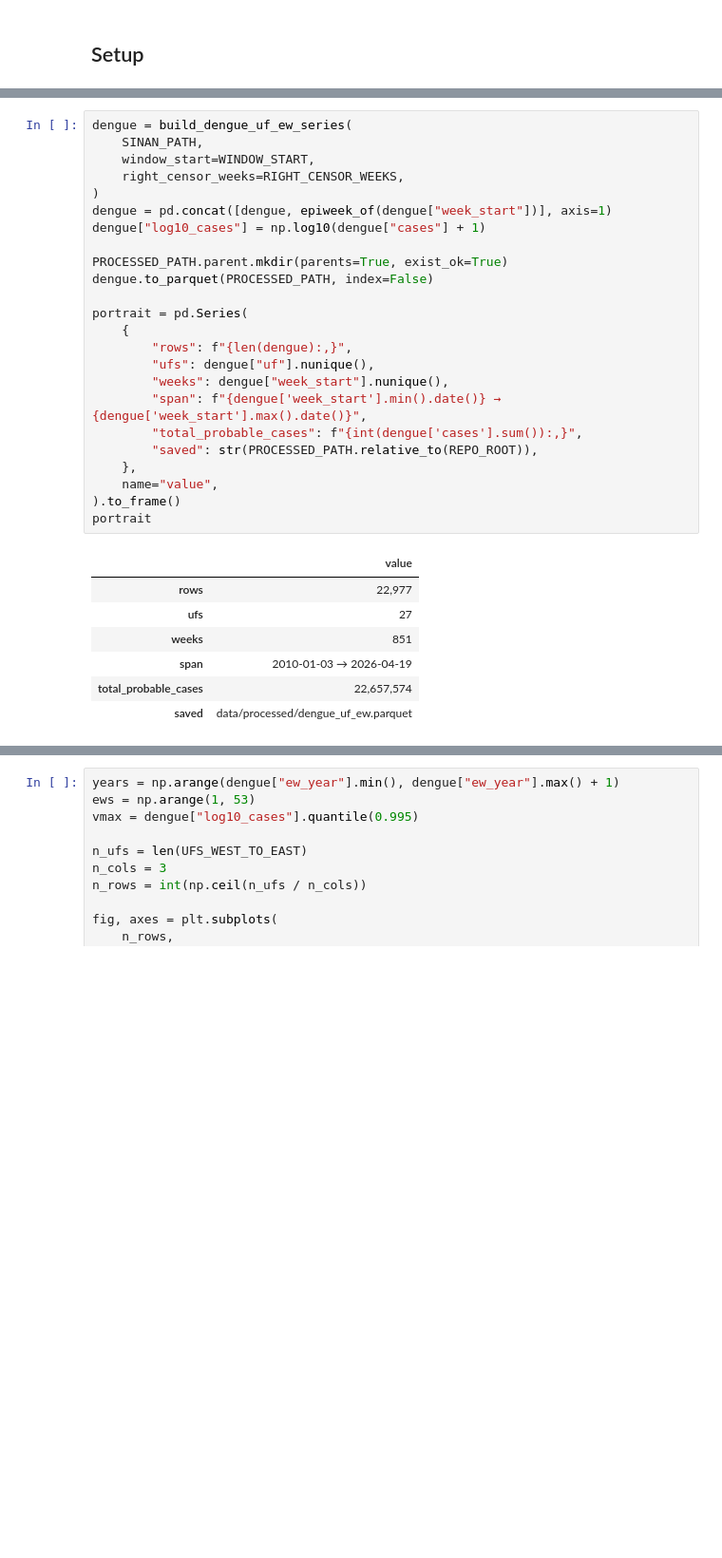
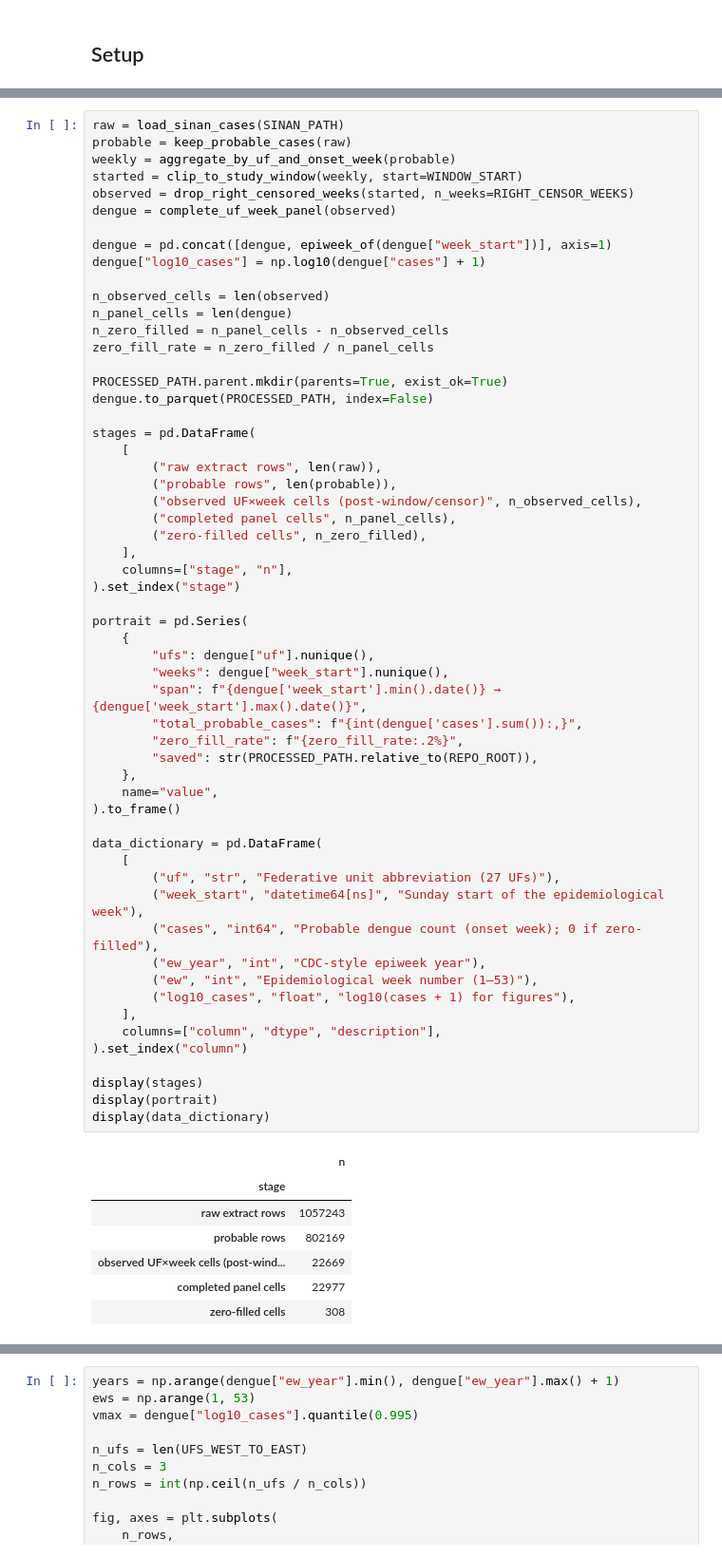
Before and after one commit to caio-olubini/arboviruses-cases-forecasting, a Jupyter notebook: notebooks/01_eda.ipynb, the cells around one changed output, grey strips where cells are left out. Shown at 95% size. Cells and saved outputs as stored; diff of their text form; blank space fills up the shorter version.

```diff
--- a/notebooks/01_eda.ipynb
+++ b/notebooks/01_eda.ipynb
@@ -91,32 +132,65 @@ Probable cases (notified − discarded), UF × symptom-onset epidemiological wee
 # %%
-dengue = build_dengue_uf_ew_series(
-    SINAN_PATH,
-    window_start=WINDOW_START,
-    right_censor_weeks=RIGHT_CENSOR_WEEKS,
-)
+raw = load_sinan_cases(SINAN_PATH)
+probable = keep_probable_cases(raw)
+weekly = aggregate_by_uf_and_onset_week(probable)
+started = clip_to_study_window(weekly, start=WINDOW_START)
+observed = drop_right_censored_weeks(started, n_weeks=RIGHT_CENSOR_WEEKS)
+dengue = complete_uf_week_panel(observed)
+
 dengue = pd.concat([dengue, epiweek_of(dengue["week_start"])], axis=1)
 dengue["log10_cases"] = np.log10(dengue["cases"] + 1)
+
+n_observed_cells = len(observed)
+n_panel_cells = len(dengue)
+n_zero_filled = n_panel_cells - n_observed_cells
+zero_fill_rate = n_zero_filled / n_panel_cells
 
 PROCESSED_PATH.parent.mkdir(parents=True, exist_ok=True)
 dengue.to_parquet(PROCESSED_PATH, index=False)
 
+stages = pd.DataFrame(
+    [
+        ("raw extract rows", len(raw)),
+        ("probable rows", len(probable)),
+        ("observed UF×week cells (post-window/censor)", n_observed_cells),
+        ("completed panel cells", n_panel_cells),
+        ("zero-filled cells", n_zero_filled),
+    ],
+    columns=["stage", "n"],
+).set_index("stage")
+
 portrait = pd.Series(
     {
-        "rows": f"{len(dengue):,}",
         "ufs": dengue["uf"].nunique(),
         "weeks": dengue["week_start"].nunique(),
         "span": f"{dengue['week_start'].min().date()} → {dengue['week_start'].max().date()}",
         "total_probable_cases": f"{int(dengue['cases'].sum()):,}",
+        "zero_fill_rate": f"{zero_fill_rate:.2%}",
         "saved": str(PROCESSED_PATH.relative_to(REPO_ROOT)),
     },
     name="value",
 ).to_frame()
-portrait
+
+data_dictionary = pd.DataFrame(
+    [
+        ("uf", "str", "Federative unit abbreviation (27 UFs)"),
+        ("week_start", "datetime64[ns]", "Sunday start of the epidemiological week"),
+        ("cases", "int64", "Probable dengue count (onset week); 0 if zero-filled"),
+        ("ew_year", "int", "CDC-style epiweek year"),
+        ("ew", "int", "Epidemiological week number (1–53)"),
+        ("log10_cases", "float", "log10(cases + 1) for figures"),
+    ],
+    columns=["column", "dtype", "description"],
+).set_index("column")
+
+display(stages)
+display(portrait)
+display(data_dictionary)
 # %% [output]
-|  | value |
-| rows | 22,977 |
-| ufs | 27 |
-| weeks | 851 |
-| span | 2010-01-03 → 2026-04-19 |
-| total_probable_cases | 22,657,574 |
-| saved | data/processed/dengue_uf_ew.parquet |
+|  | n |
+| stage |  |
+| raw extract rows | 1057243 |
+| probable rows | 802169 |
+| observed UF×week cells (post-wind... | 22669 |
+| completed panel cells | 22977 |
+| zero-filled cells | 308 |
```
Also changed, not shown: parts of 25 cells of this notebook, 15 other files.
